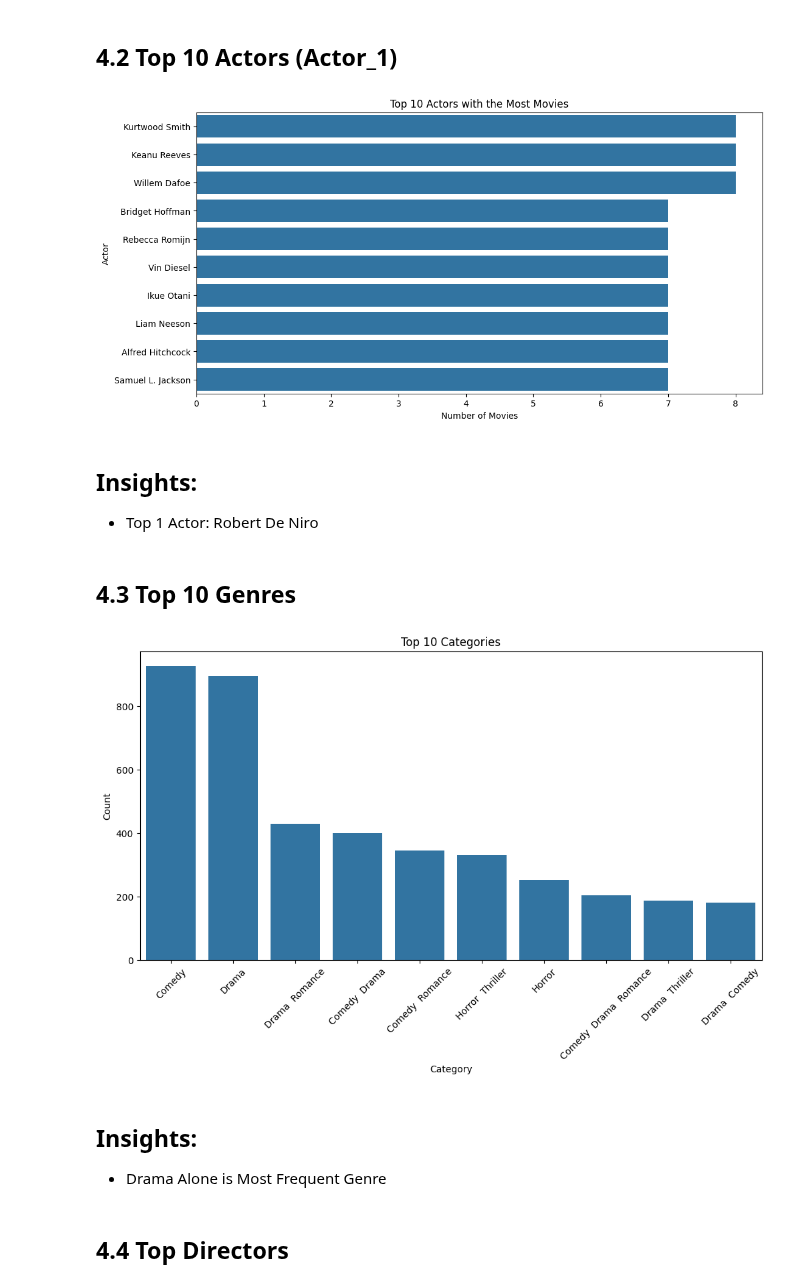
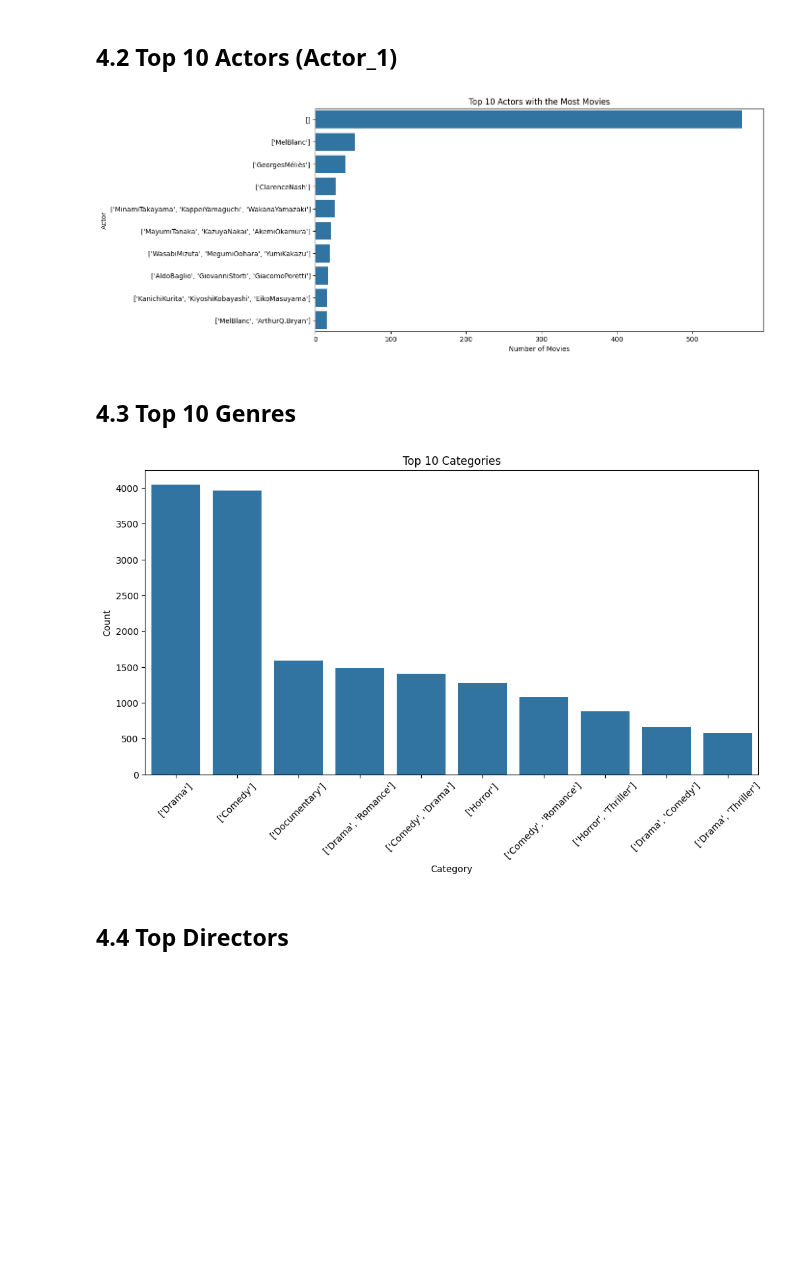
Before and after one commit to devaldaki3/CineMatch, a Jupyter notebook: NoteBook_Experiments/Exploratory Data Analysis.ipynb, the cells around one changed output. Cells and saved outputs as stored; diff of their text form; code cells hidden in the pictures; blank space fills up the shorter version.

```diff
--- a/NoteBook_Experiments/Exploratory Data Analysis.ipynb
+++ b/NoteBook_Experiments/Exploratory Data Analysis.ipynb
@@ -39,7 +39,7 @@ import matplotlib.pyplot as plt
 # %% [markdown]
 ### Import the CSV Data as Pandas DataFrame
 # %%
-df = pd.read_csv('../Artifacts/main_data.csv')
+df = pd.read_csv('../data/TMDB_top50k_final.csv')
 # %%
 df.head()
 # %% [output]
@@ -246,20 +243,16 @@ plt.show()
 # %% [markdown]
 ## 4.2 Top 10 Actors (Actor_1)
 # %%
-top_actors = df[df['actor_1_name'] != 'unknown']['actor_1_name'].value_counts().head(10)
+top_actors = df[df['cast'] != 'unknown']['cast'].value_counts().head(10)
 
 plt.figure(figsize=(12,6))
 sns.barplot(x=top_actors.values, y=top_actors.index)
 plt.title("Top 10 Actors with the Most Movies")
 plt.xlabel("Number of Movies")
 plt.ylabel("Actor")
 plt.show()
 # %% [output]
-[figure, old version]
+[figure, new version]
-# %% [markdown]
-## Insights:
-
-- Top 1 Actor: Robert De Niro
 # %% [markdown]
 ## 4.3 Top 10 Genres
 # %%
@@ -272,12 +265,7 @@ plt.ylabel('Count')
 plt.title(f'Top {10} Categories')
 plt.show()
 # %% [output]
-[figure, old version]
+[figure, new version]
-# %% [markdown]
-## Insights:
-
-
-- Drama Alone is Most Frequent Genre
 # %% [markdown]
 ## 4.4 Top Directors
 # %%
```
Also changed, not shown: parts of 19 cells of this notebook, 28 other files.
